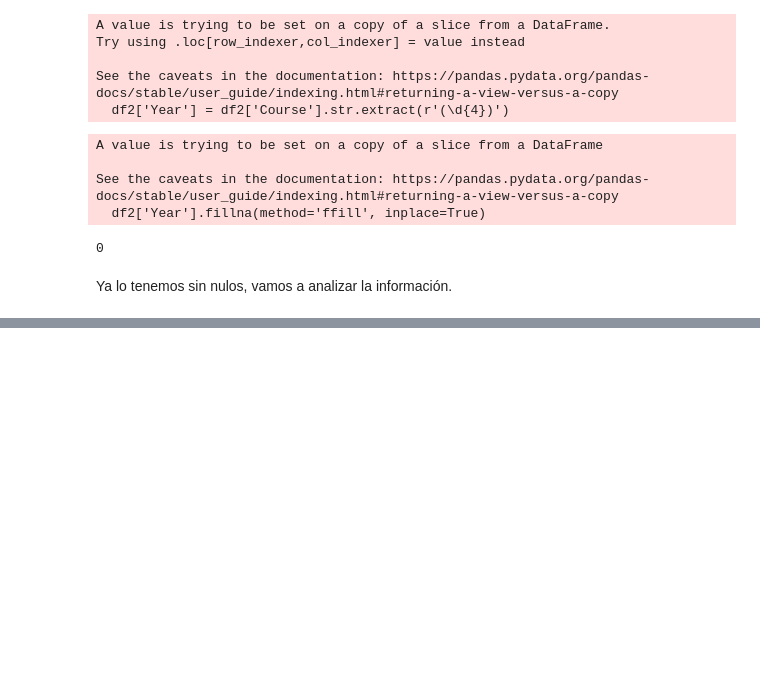
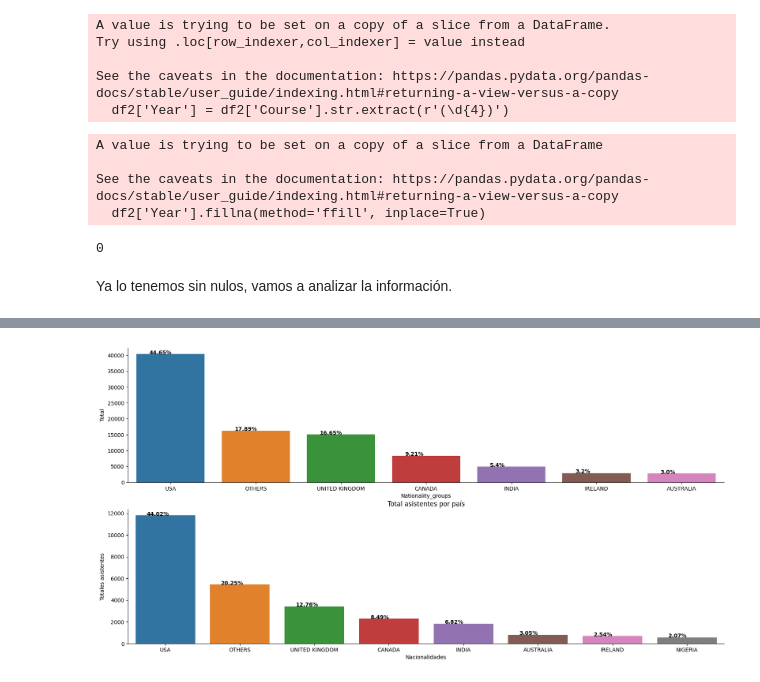
Before and after one commit to Ana-G-data/ETL-Pipeline, a Jupyter notebook: ETL_v2.ipynb, the cells around one changed output, grey strips where cells are left out. Drawn from its saved outputs; the diff is of its cells as text; code cells hidden in the pictures; blank space fills up the shorter version.

```diff
--- a/ETL_v2.ipynb
+++ b/ETL_v2.ipynb
@@ -862,0 +449,17 @@ df_2021
+# %%
+df_pais_totales = pd.DataFrame(df2.groupby(['Nationality'])
+                      ["Year"].count()).reset_index()
+
+df_pais_totales.rename({'Year': 'Total'}, axis=1, inplace=True)
+
+df_pais_totales['Porcentaje']=sp.porcentaje(df_pais_totales,'Total')
+
+
+df_pais_totales['Nationality_groups']=np.where(df_pais_totales['Porcentaje']<2,'OTHERS',df_pais_totales['Nationality'])
+print(df_pais_totales)
+
+df_pais_totales_grupo = pd.DataFrame(df_pais_totales.groupby(['Nationality_groups'])
+                      ['Porcentaje','Total'].sum()).reset_index()
+
+df_pais_totales_grupo=df_pais_totales_grupo.sort_values(by='Porcentaje',ascending=False)
+df_pais_totales_grupo
@@ -862,0 +489,23 @@ df_2021
+# %%
+fig, axs = plt.subplots(2, 1, figsize=(20, 10))
+
+ax = sns.barplot(x='Nationality_groups', y='Total', data=df_pais_totales_grupo, ax=axs[0])
+ax.spines['right'].set_visible(False)
+ax.spines['top'].set_visible(False)
+plt.xlabel('Nacionalidades')
+plt.ylabel('Totales aplicaciones')
+plt.title('Total aplicaciones por país')
+for i, v in enumerate(df_pais_totales_grupo['Total']):
+    ax.text(i-.25, v+0.25, str(round(v/df_pais_totales_grupo['Total'].sum()*100, 2)) + '%', color='black', fontweight='bold')
+
+ax = sns.barplot(x='Nationality_groups', y='Total', data=df_pais_asistente_grupo, ax=axs[1])
+ax.spines['right'].set_visible(False)
+ax.spines['top'].set_visible(False)
+plt.xlabel('Nacionalidades')
+plt.ylabel('Totales asistentes')
+plt.title('Total asistentes por país')
+
+for i, v in enumerate(df_pais_asistente_grupo['Total']):
+    ax.text(i-.25, v+0.25, str(round(v/df_pais_asistente_grupo['Total'].sum()*100, 2)) + '%', color='black', fontweight='bold')
+# %% [output]
+[figure, added]
```
Also changed, not shown: parts of 103 cells of this notebook, 14 other files.
